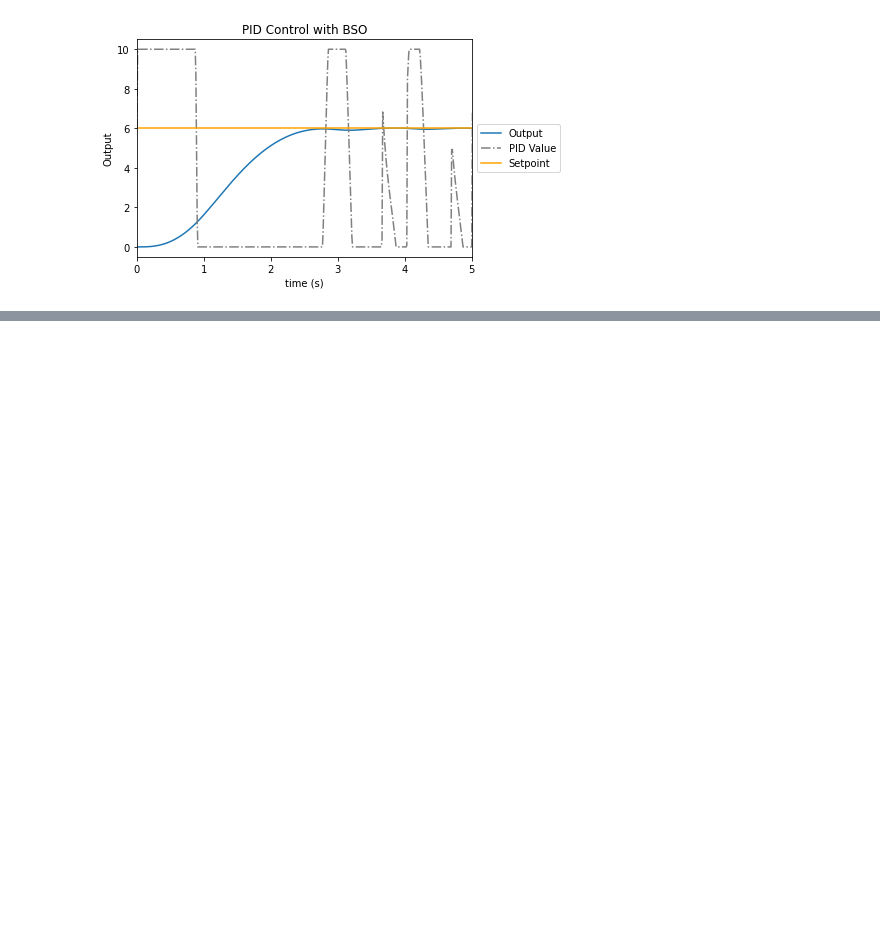
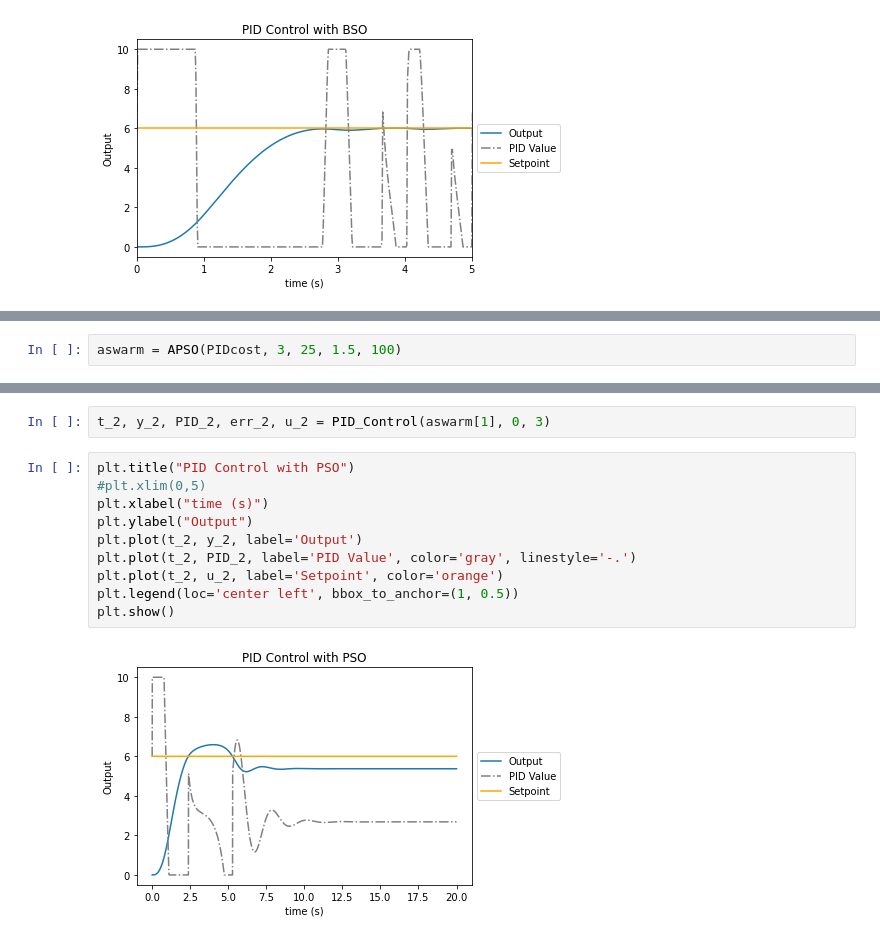
Before and after one commit to Vermillord/KP_Codes, a Jupyter notebook: KP_Notes.ipynb, the cells around one changed output, grey strips where cells are left out. Saved outputs shown, nothing was run; the diff lists cells and outputs as text; blank space fills up the shorter version.

```diff
--- a/KP_Notes.ipynb
+++ b/KP_Notes.ipynb
@@ -1753,0 +1982,2 @@ plt.show()
+# %%
+aswarm = APSO(PIDcost, 3, 25, 1.5, 100)
@@ -1753,0 +2002,14 @@ plt.show()
+# %%
+t_2, y_2, PID_2, err_2, u_2 = PID_Control(aswarm[1], 0, 3)
+# %%
+plt.title("PID Control with PSO")
+#plt.xlim(0,5)
+plt.xlabel("time (s)")
+plt.ylabel("Output")
+plt.plot(t_2, y_2, label='Output')
+plt.plot(t_2, PID_2, label='PID Value', color='gray', linestyle='-.')
+plt.plot(t_2, u_2, label='Setpoint', color='orange')
+plt.legend(loc='center left', bbox_to_anchor=(1, 0.5))
+plt.show()
+# %% [output]
+[figure, added]
```
Also changed, not shown: parts of 32 cells of this notebook.
